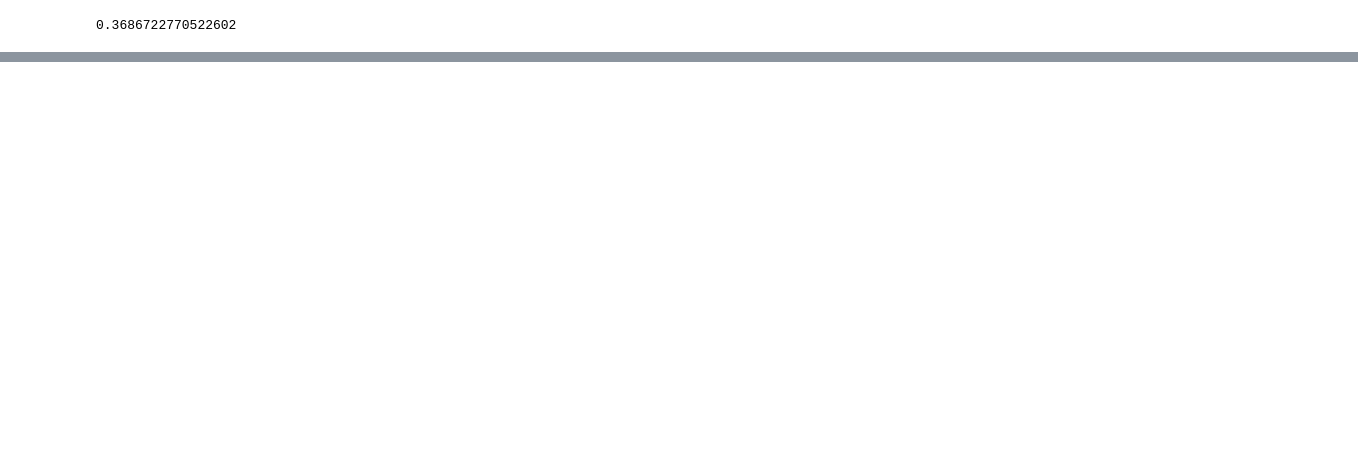
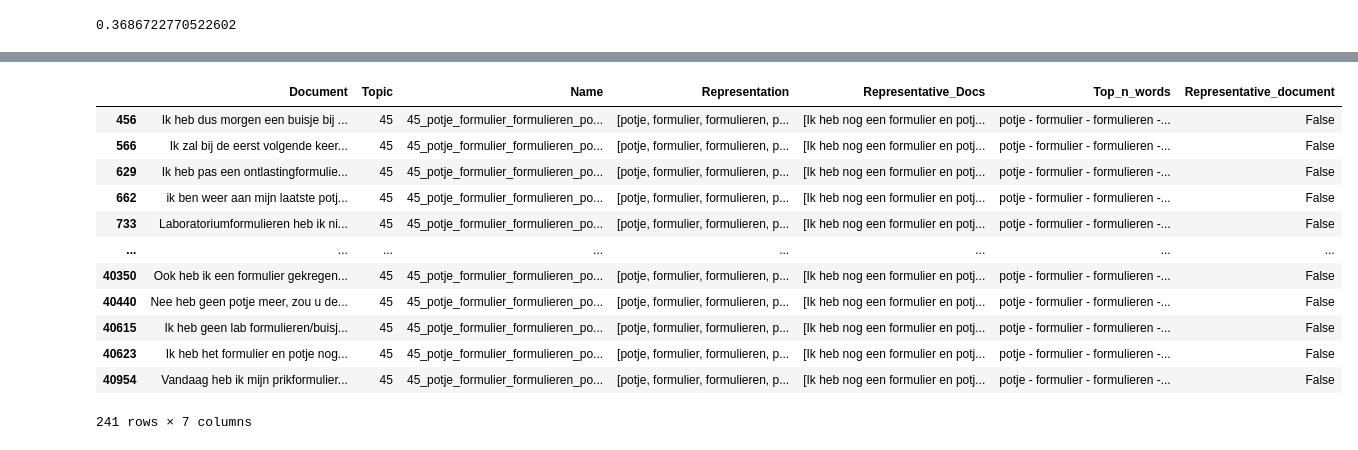
Before and after one commit to MaastrichtU-CDS/MyIBDcoachNLP, a Jupyter notebook: notebooks/analysis_of_sentences/sentencetransformer_new_input.ipynb, the cells around one changed output, grey strips where cells are left out. Cells and saved outputs as stored; diff of their text form; code cells hidden in the pictures; blank space fills up the shorter version.

```diff
--- a/notebooks/analysis_of_sentences/sentencetransformer_new_input.ipynb
+++ b/notebooks/analysis_of_sentences/sentencetransformer_new_input.ipynb
@@ -429,0 +461,18 @@ annotated_df_lg['Sentence_ID'] = annotated_df_lg['Sentence_ID'].astype(str)
+# %%
+doc_info = topic_model.get_document_info(sentences)
+pd.set_option("display.max_colwidth", None)
+doc_info[doc_info["Topic"] == 45]
+# %% [output]
+|  | Document | Topic | Name | Representation | Representative_Docs | Top_n_words | Representative_document |
+| 456 | Ik heb dus morgen een buisje bij ... | 45 | 45_potje_formulier_formulieren_po... | [potje, formulier, formulieren, p... | [Ik heb nog een formulier en potj... | potje - formulier - formulieren -... | False |
+| 566 | Ik zal bij de eerst volgende keer... | 45 | 45_potje_formulier_formulieren_po... | [potje, formulier, formulieren, p... | [Ik heb nog een formulier en potj... | potje - formulier - formulieren -... | False |
+| 629 | Ik heb pas een ontlastingformulie... | 45 | 45_potje_formulier_formulieren_po... | [potje, formulier, formulieren, p... | [Ik heb nog een formulier en potj... | potje - formulier - formulieren -... | False |
+| 662 | ik ben weer aan mijn laatste potj... | 45 | 45_potje_formulier_formulieren_po... | [potje, formulier, formulieren, p... | [Ik heb nog een formulier en potj... | potje - formulier - formulieren -... | False |
+| 733 | Laboratoriumformulieren heb ik ni... | 45 | 45_potje_formulier_formulieren_po... | [potje, formulier, formulieren, p... | [Ik heb nog een formulier en potj... | potje - formulier - formulieren -... | False |
+| ... | ... | ... | ... | ... | ... | ... | ... |
+| 40350 | Ook heb ik een formulier gekregen... | 45 | 45_potje_formulier_formulieren_po... | [potje, formulier, formulieren, p... | [Ik heb nog een formulier en potj... | potje - formulier - formulieren -... | False |
+| 40440 | Nee heb geen potje meer, zou u de... | 45 | 45_potje_formulier_formulieren_po... | [potje, formulier, formulieren, p... | [Ik heb nog een formulier en potj... | potje - formulier - formulieren -... | False |
+| 40615 | Ik heb geen lab formulieren/buisj... | 45 | 45_potje_formulier_formulieren_po... | [potje, formulier, formulieren, p... | [Ik heb nog een formulier en potj... | potje - formulier - formulieren -... | False |
+| 40623 | Ik heb het formulier en potje nog... | 45 | 45_potje_formulier_formulieren_po... | [potje, formulier, formulieren, p... | [Ik heb nog een formulier en potj... | potje - formulier - formulieren -... | False |
+| 40954 | Vandaag heb ik mijn prikformulier... | 45 | 45_potje_formulier_formulieren_po... | [potje, formulier, formulieren, p... | [Ik heb nog een formulier en potj... | potje - formulier - formulieren -... | False |
+241 rows × 7 columns
```
Also changed, not shown: parts of 33 cells of this notebook, 1 other file.
